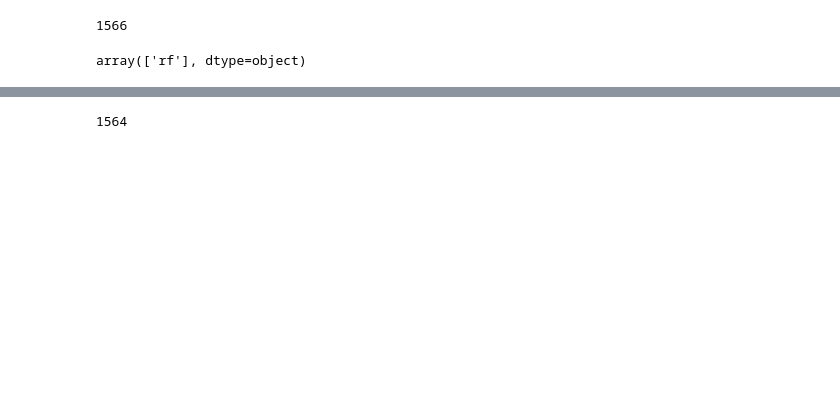
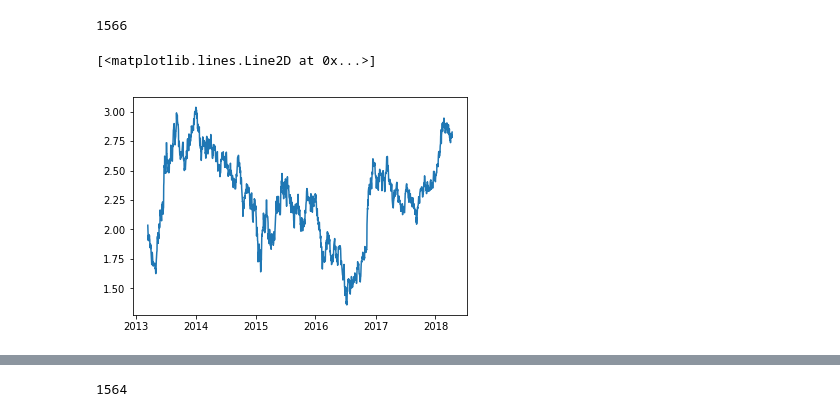
Before and after one commit to lexalus/lstm_pyspark_stocks90d, a Jupyter notebook: src/notebooks/LSTM Explore Keras.ipynb, the cells around one changed output, grey strips where cells are left out. Saved outputs shown, nothing was run; the diff lists cells and outputs as text; code cells hidden in the pictures; blank space fills up the shorter version.

```diff
--- a/src/notebooks/LSTM Explore Keras.ipynb
+++ b/src/notebooks/LSTM Explore Keras.ipynb
@@ -170,10 +153,6 @@ df = util.set_up_df('us_rf.csv')
 len(df)
 # %% [output]
 1566
-# %%
-df['ticker'].unique()
-# %% [output]
-array(['rf'], dtype=object)
 # %%
 df_stock = df.copy()
 # %%
@@ -182,6 +161,11 @@ df_stock = df_stock[df_stock.ticker == 'rf']
 import stockstats
 df_stock = df_stock[['Open', 'High', 'Low', 'Close', 'Volume']]
 df_stock = find_stock_features(df_stock)
+# %%
+plt.plot(df_stock.open)
+# %% [output]
+[<matplotlib.lines.Line2D at 0x...>]
+[figure, added]
 # %%
 df_stock = df_stock.dropna()
 # %%
```
Also changed, not shown: parts of 8 cells of this notebook, 6 other files.
